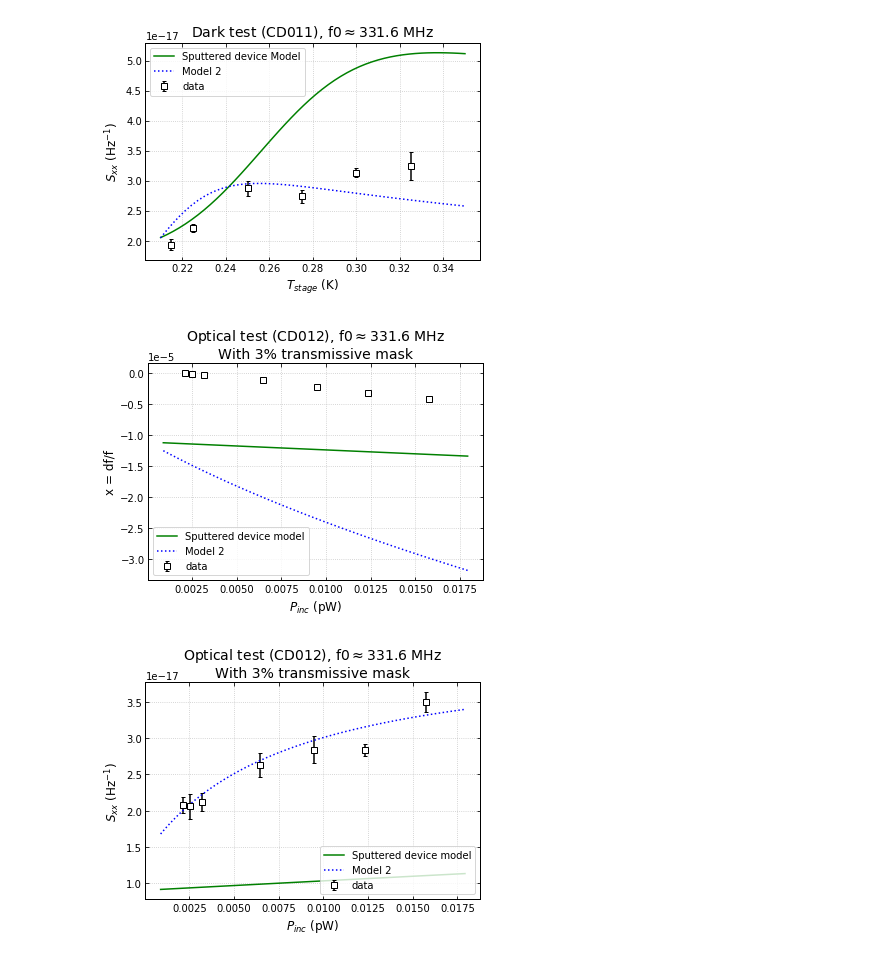
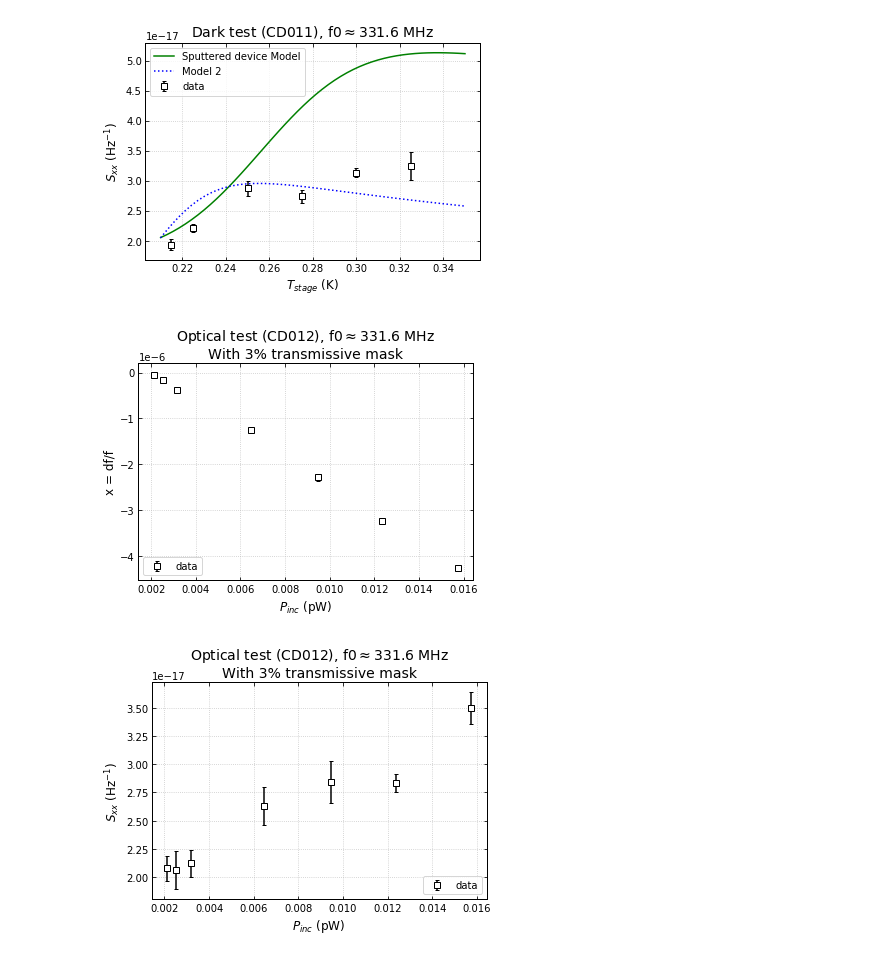
Before and after one commit to jaguirre/STARsoft, a Jupyter notebook: Python/Evap_devices_dark+optical.ipynb, the cells around one changed output. Drawn from its saved outputs; the diff is of its cells as text; code cells hidden in the pictures.

```diff
--- a/Python/Evap_devices_dark+optical.ipynb
+++ b/Python/Evap_devices_dark+optical.ipynb
@@ -168,20 +168,20 @@ xoptmod2 = kids.xMB(alpha,f,Tstage_0,Tc,TBBoptmod,V,n_star,tau_max,eta_pb,eta_op
 Sxxoptmod2 = kids.Sxx(alpha,f,Tstage_0,Tc,TBBoptmod,V,n_star,tau_max,eta_pb,nu_opt,eta_opt,trans=trans,N0=N0)+Sxx_0dark
 # %%
 plt.errorbar(x=Pincoptpts.value,y=xoptpts,yerr=xopterr,linestyle=None,fmt='s',markerfacecolor='w',markeredgecolor='k',ecolor='k',label='data')
-plt.plot(Pincoptmod,xoptmod,'g-',label='Sputtered device model')
-plt.plot(Pincoptmod2,xoptmod2,'b:',label='Model 2')
+#plt.plot(Pincoptmod,xoptmod,'g-',label='Sputtered device model')
+#plt.plot(Pincoptmod2,xoptmod2,'b:',label='Model 2')
 plt.ticklabel_format(axis='y',style='sci',scilimits=(0,0))
 plt.xlabel(r'$P_{inc}$ (pW)')
 plt.ylabel('x = df/f')
 plt.title(r'Optical test (CD012), f0$\approx$331.6 MHz' + '\n' + 'With 3% transmissive mask')
 plt.legend(loc='lower left')
 plt.savefig('CD012_res0_x_vs_Pinc.png')
 # %% [output]
-[figure, old version]
+[figure, new version]
 # %%
 plt.errorbar(x=Pincoptpts.value,y=sxxoptpts,yerr=sxxopterr,linestyle=None,fmt='s',markerfacecolor='w',markeredgecolor='k',ecolor='k',label='data')
-plt.plot(Pincoptmod,Sxxoptmod,'g-',label='Sputtered device model')
-plt.plot(Pincoptmod2,Sxxoptmod2,'b:',label='Model 2')
+#plt.plot(Pincoptmod,Sxxoptmod,'g-',label='Sputtered device model')
+#plt.plot(Pincoptmod2,Sxxoptmod2,'b:',label='Model 2')
 plt.ticklabel_format(axis='y',style='sci',scilimits=(0,0))
 plt.xlabel(r'$P_{inc}$ (pW)')
 plt.ylabel(r'$S_{xx}$ (Hz$^{-1}$)')
@@ -190,4 +190,4 @@ plt.legend(loc='lower right')
 plt.savefig('CD012_res0_sxx_vs_Pinc.png')
 #plt.plot(Pincoptdata,sxxoptdata,'ko')
 # %% [output]
-[figure, old version]
+[figure, new version]
```
Also changed, not shown: parts of 4 cells of this notebook, 2 other files.
